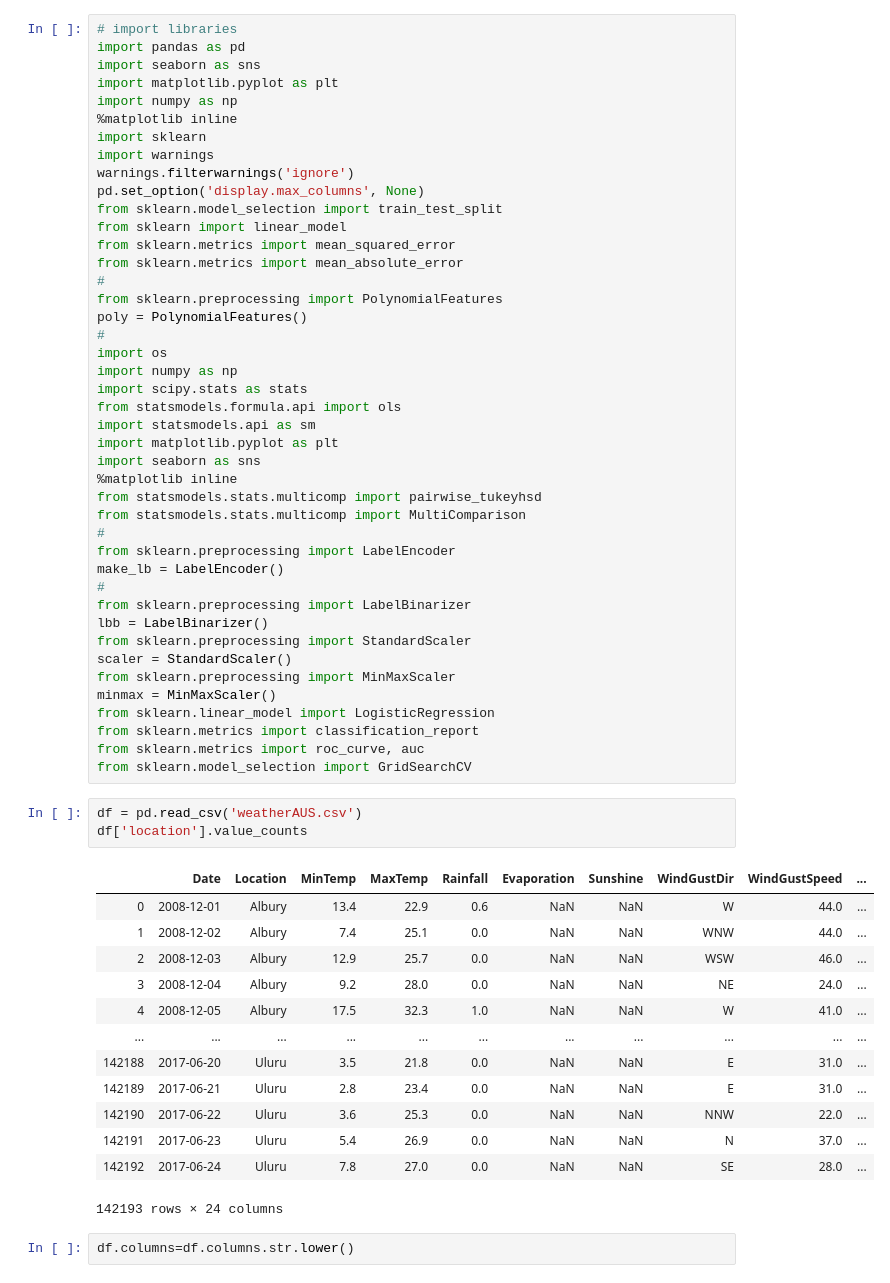
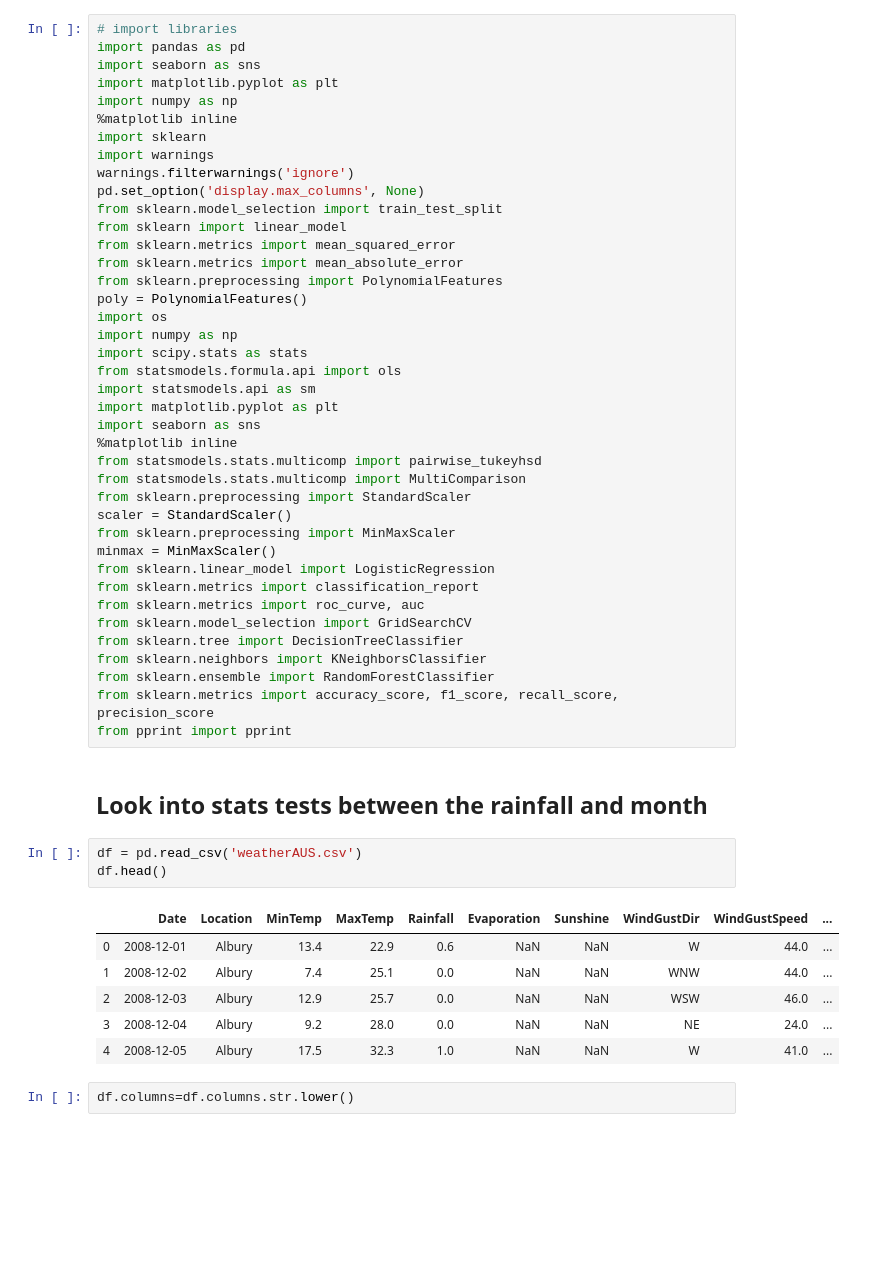
Before and after one commit to daveajstearns/classif_blog, a Jupyter notebook: predicting_rain.ipynb, the cells around one changed output. Saved outputs shown, nothing was run; the diff lists cells and outputs as text; blank space fills up the shorter version.

```diff
--- a/predicting_rain.ipynb
+++ b/predicting_rain.ipynb
@@ -13,10 +13,8 @@ from sklearn.model_selection import train_test_split
 from sklearn import linear_model
 from sklearn.metrics import mean_squared_error
 from sklearn.metrics import mean_absolute_error
-#
 from sklearn.preprocessing import PolynomialFeatures
 poly = PolynomialFeatures()
-#
 import os
 import numpy as np
 import scipy.stats as stats
@@ -27,12 +25,6 @@ import seaborn as sns
 %matplotlib inline
 from statsmodels.stats.multicomp import pairwise_tukeyhsd
 from statsmodels.stats.multicomp import MultiComparison
-#
-from sklearn.preprocessing import LabelEncoder
-make_lb = LabelEncoder()
-#
-from sklearn.preprocessing import LabelBinarizer
-lbb = LabelBinarizer()
 from sklearn.preprocessing import StandardScaler
 scaler = StandardScaler()
 from sklearn.preprocessing import MinMaxScaler
@@ -41,22 +33,22 @@ from sklearn.linear_model import LogisticRegression
 from sklearn.metrics import classification_report
 from sklearn.metrics import roc_curve, auc
 from sklearn.model_selection import GridSearchCV
+from sklearn.tree import DecisionTreeClassifier
+from sklearn.neighbors import KNeighborsClassifier
+from sklearn.ensemble import RandomForestClassifier
+from sklearn.metrics import accuracy_score, f1_score, recall_score, precision_score
+from pprint import pprint
+# %% [markdown]
+## Look into stats tests between the rainfall and month
 # %%
 df = pd.read_csv('weatherAUS.csv')
-df['location'].value_counts
+df.head()
 # %% [output]
 |  | Date | Location | MinTemp | MaxTemp | Rainfall | Evaporation | Sunshine | WindGustDir | WindGustSpeed | ... |
 | 0 | 2008-12-01 | Albury | 13.4 | 22.9 | 0.6 | NaN | NaN | W | 44.0 | ... |
 | 1 | 2008-12-02 | Albury | 7.4 | 25.1 | 0.0 | NaN | NaN | WNW | 44.0 | ... |
 | 2 | 2008-12-03 | Albury | 12.9 | 25.7 | 0.0 | NaN | NaN | WSW | 46.0 | ... |
 | 3 | 2008-12-04 | Albury | 9.2 | 28.0 | 0.0 | NaN | NaN | NE | 24.0 | ... |
 | 4 | 2008-12-05 | Albury | 17.5 | 32.3 | 1.0 | NaN | NaN | W | 41.0 | ... |
-| ... | ... | ... | ... | ... | ... | ... | ... | ... | ... | ... |
-| 142188 | 2017-06-20 | Uluru | 3.5 | 21.8 | 0.0 | NaN | NaN | E | 31.0 | ... |
-| 142189 | 2017-06-21 | Uluru | 2.8 | 23.4 | 0.0 | NaN | NaN | E | 31.0 | ... |
-| 142190 | 2017-06-22 | Uluru | 3.6 | 25.3 | 0.0 | NaN | NaN | NNW | 22.0 | ... |
-| 142191 | 2017-06-23 | Uluru | 5.4 | 26.9 | 0.0 | NaN | NaN | N | 37.0 | ... |
-| 142192 | 2017-06-24 | Uluru | 7.8 | 27.0 | 0.0 | NaN | NaN | SE | 28.0 | ... |
-142193 rows × 24 columns
 # %%
 df.columns=df.columns.str.lower()
```
Also changed, not shown: parts of 84 cells of this notebook.
